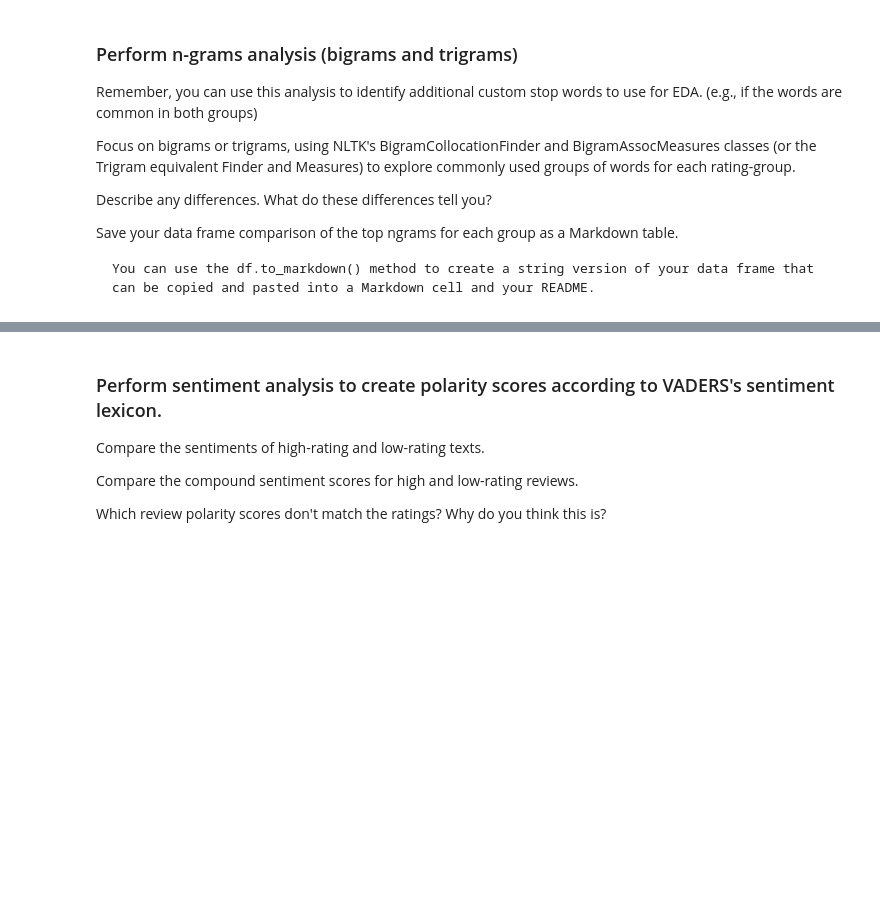
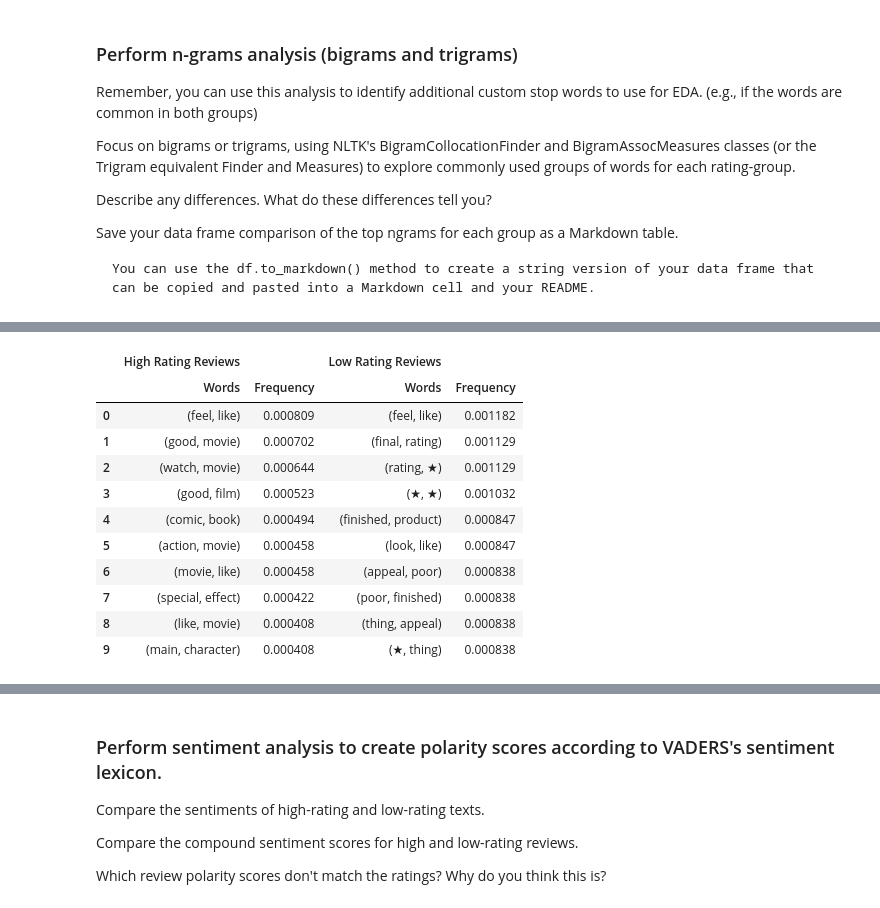
Before and after one commit to EhLeeOod/movie-project, a Jupyter notebook: project-2-part-5.ipynb, the cells around one changed output, grey strips where cells are left out. Cells and saved outputs as stored; diff of their text form; code cells hidden in the pictures; blank space fills up the shorter version.

Commit message:
ngrams analysis

```diff
--- a/project-2-part-5.ipynb
+++ b/project-2-part-5.ipynb
@@ -268,0 +289,5 @@ Save your data frame comparison of the top ngrams for each group as a Markdown t
+# %%
+# Obtain scores for the bigrams using the score_ngrams method
+# Include the desired scoring method of the measures object
+bigrams_scores_high = bigram_finder_high.score_ngrams(bigram_measures.raw_freq)
+bigrams_scores_high[:10]
@@ -268,0 +305,8 @@ Save your data frame comparison of the top ngrams for each group as a Markdown t
+# %%
+# Create a finder for the low reviews
+bigram_finder_low = nltk.BigramCollocationFinder.from_words(low_reviews_tokens_exploded_list)
+
+# Obtain scores for the bigrams using the score_ngrams method
+# Include the desired scoring method of the measures object
+bigrams_scores_low = bigram_finder_low.score_ngrams(bigram_measures.raw_freq)
+bigrams_scores_low[:10]
@@ -268,0 +324,4 @@ Save your data frame comparison of the top ngrams for each group as a Markdown t
+# %%
+# Convert list of tuples to dataframe for high
+df_bigram_scores_high = pd.DataFrame(bigrams_scores_high, columns=['Words','Frequency'])
+df_bigram_scores_high.head()
@@ -268,0 +335,4 @@ Save your data frame comparison of the top ngrams for each group as a Markdown t
+# %%
+# Convert list of tuples to dataframe for low
+df_bigram_scores_low = pd.DataFrame(bigrams_scores_low, columns=['Words','Frequency'])
+df_bigram_scores_low.head()
@@ -268,0 +346,21 @@ Save your data frame comparison of the top ngrams for each group as a Markdown t
+# %%
+# Combine low and high reviews score dfs and add a group name as multi-index
+df_compare_bigrams = pd.concat(
+    [df_bigram_scores_high, df_bigram_scores_low],
+    axis=1,
+    keys=["High Rating Reviews", "Low Rating Reviews"],
+)
+df_compare_bigrams.head(10)
+# %% [output]
+|  | High Rating Reviews |  | Low Rating Reviews |  |
+|  | Words | Frequency | Words | Frequency |
+| 0 | (feel, like) | 0.000809 | (feel, like) | 0.001182 |
+| 1 | (good, movie) | 0.000702 | (final, rating) | 0.001129 |
+| 2 | (watch, movie) | 0.000644 | (rating, ★) | 0.001129 |
+| 3 | (good, film) | 0.000523 | (★, ★) | 0.001032 |
+| 4 | (comic, book) | 0.000494 | (finished, product) | 0.000847 |
+| 5 | (action, movie) | 0.000458 | (look, like) | 0.000847 |
+| 6 | (movie, like) | 0.000458 | (appeal, poor) | 0.000838 |
+| 7 | (special, effect) | 0.000422 | (poor, finished) | 0.000838 |
+| 8 | (like, movie) | 0.000408 | (thing, appeal) | 0.000838 |
+| 9 | (main, character) | 0.000408 | (★, thing) | 0.000838 |
```
Also changed, not shown: parts of 11 cells of this notebook.
